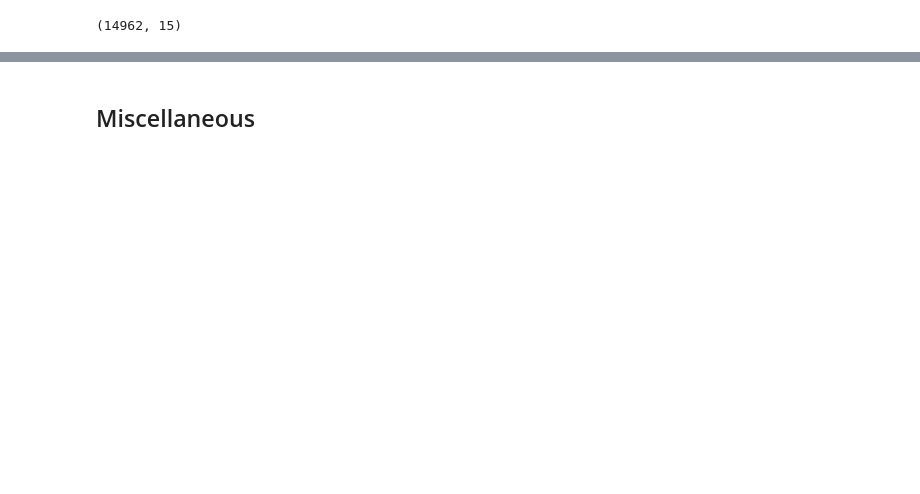
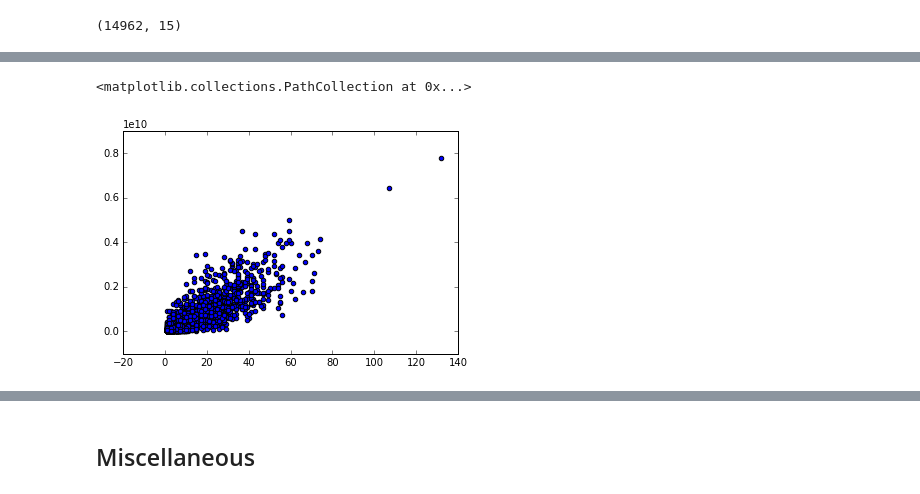
Before and after one commit to karmacelina/predicting_movie_widest_release, a Jupyter notebook: more_scraping_this_is_working.ipynb, the cells around one changed output, grey strips where cells are left out. Saved outputs shown, nothing was run; the diff lists cells and outputs as text; code cells hidden in the pictures; blank space fills up the shorter version.

```diff
--- a/more_scraping_this_is_working.ipynb
+++ b/more_scraping_this_is_working.ipynb
@@ -660,0 +918,5 @@ df_sum = df_converted.groupby('actors_no_nan').sum()
+# %%
+plt.scatter(df_sum_other['count'], df_sum_other['domestic gross'])
+# %% [output]
+<matplotlib.collections.PathCollection at 0x...>
+[figure, added]
```
Also changed, not shown: parts of 57 cells of this notebook.
